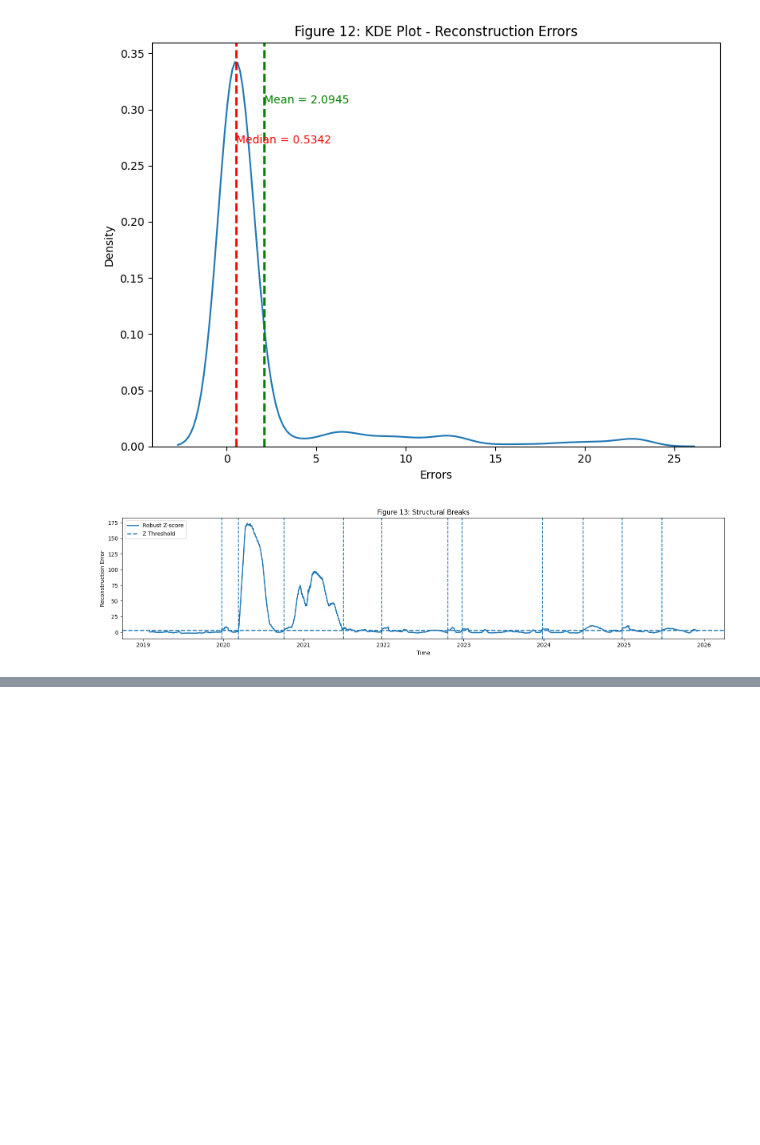
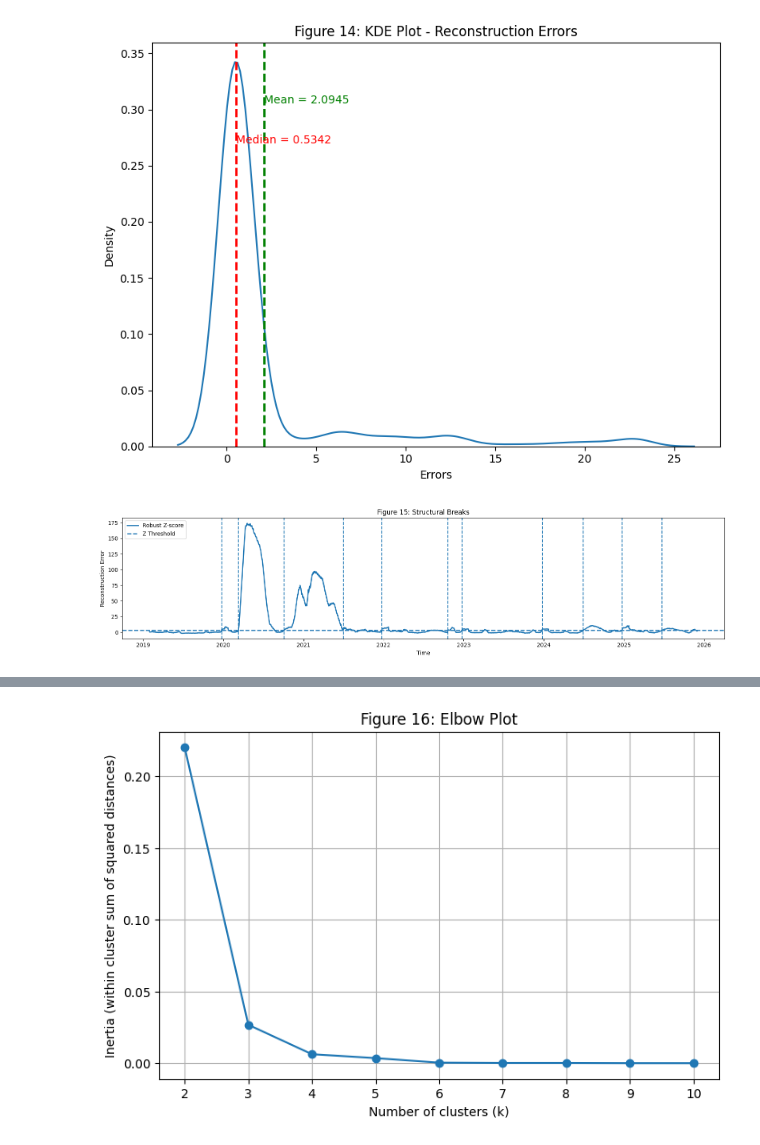
Before and after one commit to thisishasan/data_mining_and_machine_learning, a Jupyter notebook: data_mining_machine_learning.ipynb, the cells around one changed output, grey strips where cells are left out. Saved outputs shown, nothing was run; the diff lists cells and outputs as text; code cells hidden in the pictures; blank space fills up the shorter version.

```diff
--- a/data_mining_machine_learning.ipynb
+++ b/data_mining_machine_learning.ipynb
@@ -1615,25 +1658,22 @@ plt.show()
 # %%
 k_values = range(2, 11)
 inertias = []
 
 for k in k_values:
     km = TimeSeriesKMeans(
         n_clusters=k,
-        metric="dtw",
-        metric_params={"global_constraint": "itakura", "itakura_max_slope": 2.0},
-        max_iter=50,
-        n_init=3,
-        random_state=42,
-        verbose=False
+        metric="euclidean",
     )
-    km.fit(X_scaled)
+    km.fit(X)
     inertias.append(km.inertia_)
 
 plt.figure(figsize=(8, 5))
 plt.plot(list(k_values), inertias, marker='o')
 plt.xlabel("Number of clusters (k)")
-plt.ylabel("Inertia (within-cluster DTW sum)")
-plt.title("Elbow Plot (DTW TimeSeriesKMeans)")
+plt.ylabel("Inertia (within cluster sum of squared distances)")
+plt.title("Figure 16: Elbow Plot")
 plt.xticks(list(k_values))
 plt.grid(True)
 plt.show()
+# %% [output]
+[figure, added]
```
Also changed, not shown: parts of 26 cells of this notebook.
